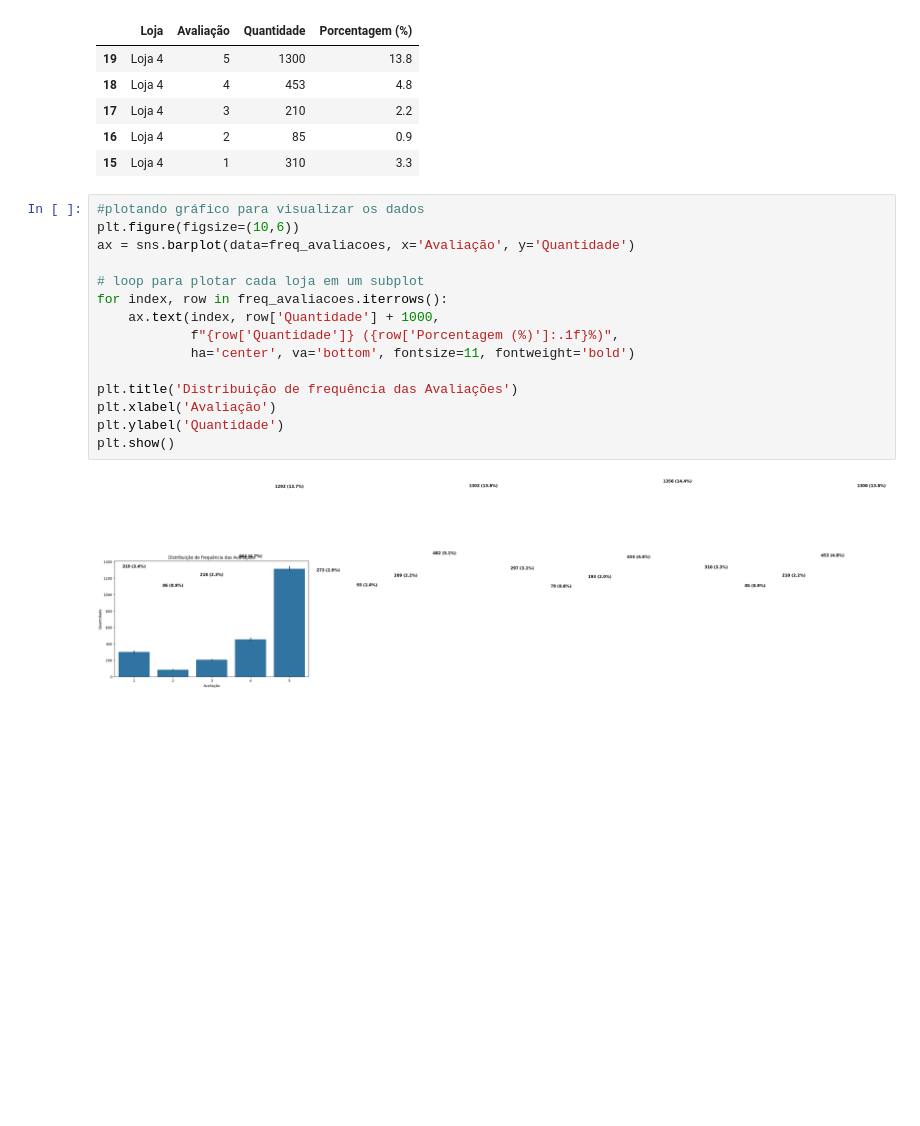
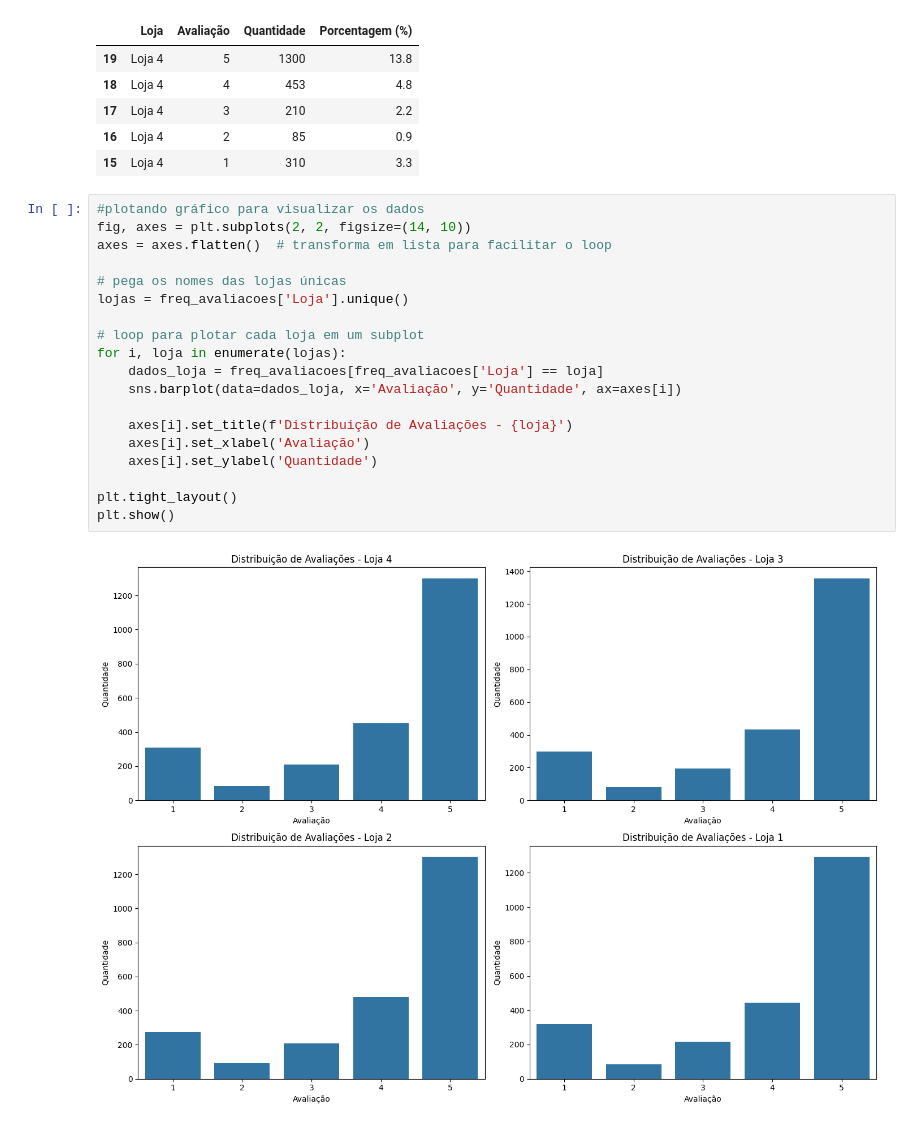
Before and after one commit to biellrodri/data-science-alura, a Jupyter notebook: challenge-alura-store/projeto_alura_store.ipynb, the cells around one changed output. Drawn from its saved outputs; the diff is of its cells as text; blank space fills up the shorter version.

Commit message:
Subindo o gráfico de avaliações de cada loja

```diff
--- a/challenge-alura-store/projeto_alura_store.ipynb
+++ b/challenge-alura-store/projeto_alura_store.ipynb
@@ -210,18 +210,22 @@ freq_avaliacoes.head()
 | 15 | Loja 4 | 1 | 310 | 3.3 |
 # %%
 #plotando gráfico para visualizar os dados
-plt.figure(figsize=(10,6))
-ax = sns.barplot(data=freq_avaliacoes, x='Avaliação', y='Quantidade')
+fig, axes = plt.subplots(2, 2, figsize=(14, 10))
+axes = axes.flatten()  # transforma em lista para facilitar o loop
+
+# pega os nomes das lojas únicas
+lojas = freq_avaliacoes['Loja'].unique()
 
 # loop para plotar cada loja em um subplot
-for index, row in freq_avaliacoes.iterrows():
-    ax.text(index, row['Quantidade'] + 1000,
-            f"{row['Quantidade']} ({row['Porcentagem (%)']:.1f}%)",
-            ha='center', va='bottom', fontsize=11, fontweight='bold')
+for i, loja in enumerate(lojas):
+    dados_loja = freq_avaliacoes[freq_avaliacoes['Loja'] == loja]
+    sns.barplot(data=dados_loja, x='Avaliação', y='Quantidade', ax=axes[i])
 
-plt.title('Distribuição de frequência das Avaliações')
-plt.xlabel('Avaliação')
-plt.ylabel('Quantidade')
+    axes[i].set_title(f'Distribuição de Avaliações - {loja}')
+    axes[i].set_xlabel('Avaliação')
+    axes[i].set_ylabel('Quantidade')
+
+plt.tight_layout()
 plt.show()
 # %% [output]
-[figure, old version]
+[figure, new version]
```
